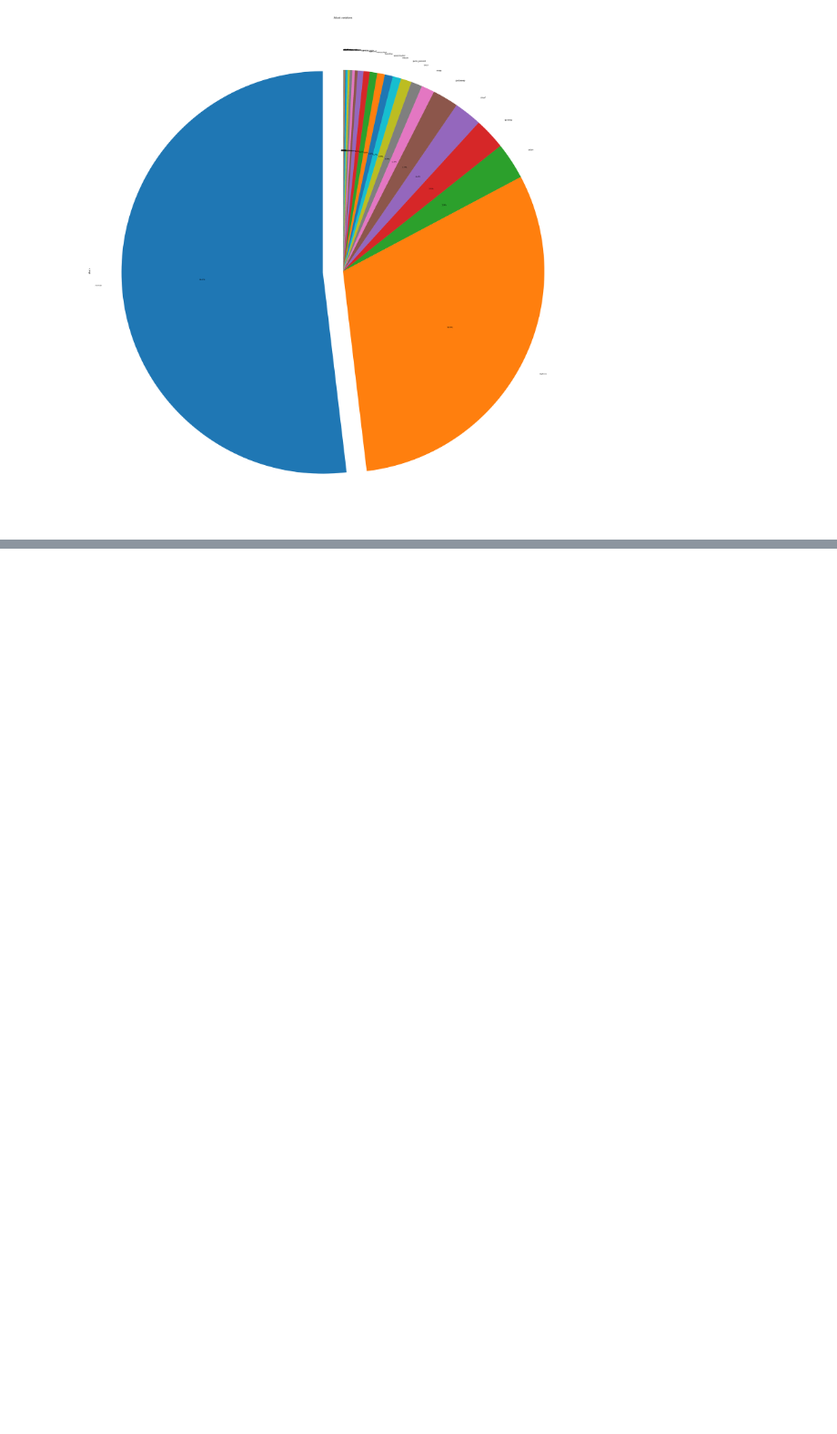
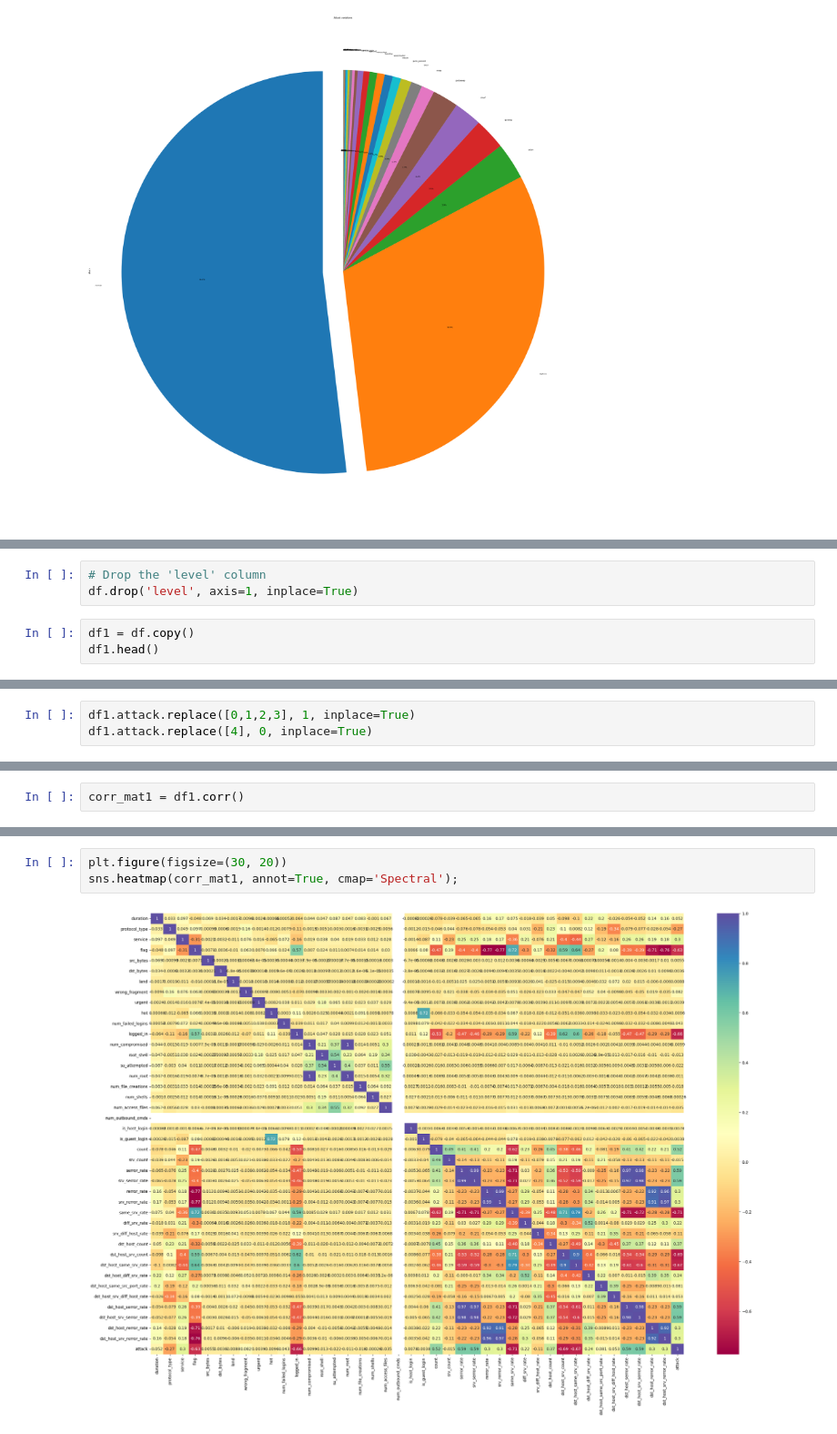
Before and after one commit to AkashKalme/NIDS-using-ML, a Jupyter notebook: NIDS_ML.ipynb, the cells around one changed output, grey strips where cells are left out. Shown at 91% size. Saved outputs shown, nothing was run; the diff lists cells and outputs as text; blank space fills up the shorter version.

```diff
--- a/NIDS_ML.ipynb
+++ b/NIDS_ML.ipynb
@@ -389,0 +480,6 @@ plt.show();
+# %%
+# Drop the 'level' column
+df.drop('level', axis=1, inplace=True)
+# %%
+df1 = df.copy()
+df1.head()
@@ -389,0 +493,3 @@ plt.show();
+# %%
+df1.attack.replace([0,1,2,3], 1, inplace=True)
+df1.attack.replace([4], 0, inplace=True)
@@ -389,0 +507,2 @@ plt.show();
+# %%
+corr_mat1 = df1.corr()
@@ -389,0 +529,5 @@ plt.show();
+# %%
+plt.figure(figsize=(30, 20))
+sns.heatmap(corr_mat1, annot=True, cmap='Spectral');
+# %% [output]
+[figure, added]
```
Also changed, not shown: parts of 69 cells of this notebook.
